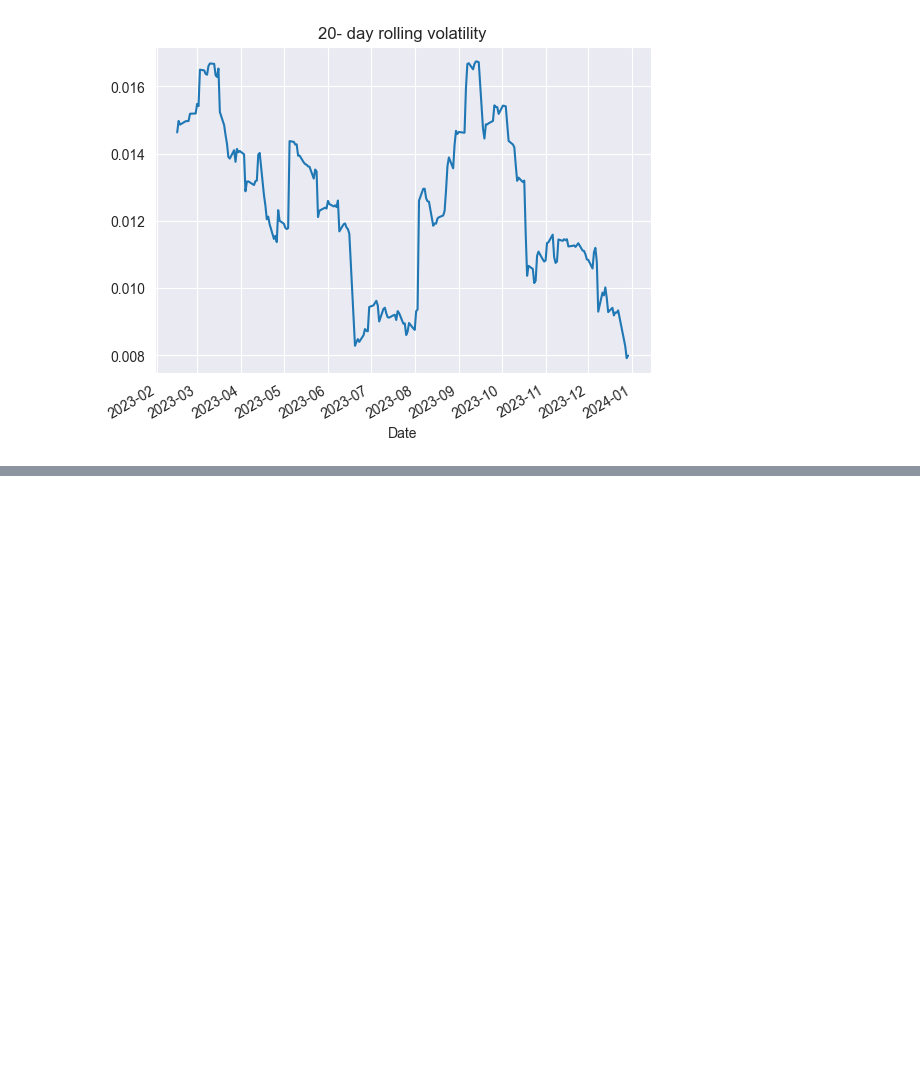
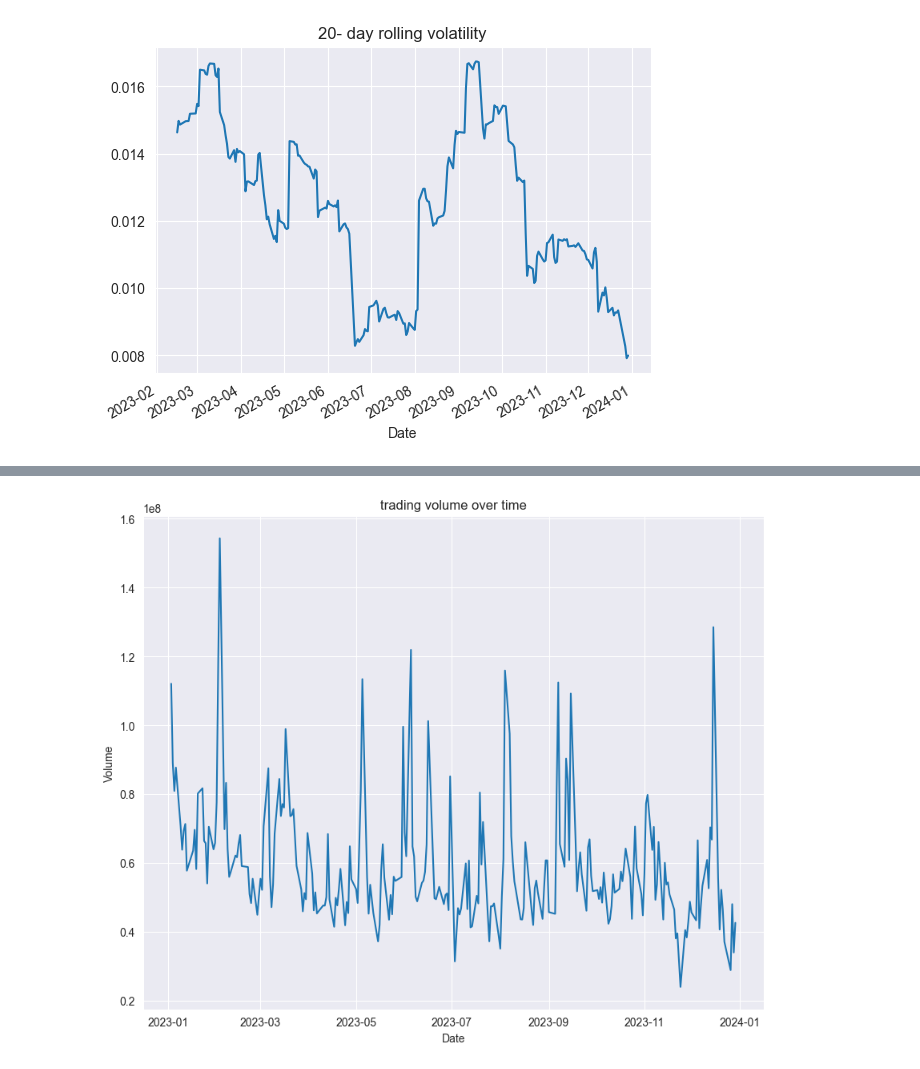
Before and after one commit to sahan200401/real-time-stock-market-analysis, a Jupyter notebook: DataVisuzlization_stcok.ipynb, the cells around one changed output, grey strips where cells are left out. Saved outputs shown, nothing was run; the diff lists cells and outputs as text; code cells hidden in the pictures; blank space fills up the shorter version.

```diff
--- a/DataVisuzlization_stcok.ipynb
+++ b/DataVisuzlization_stcok.ipynb
@@ -214,0 +282,9 @@ plt.show()
+# %%
+plt.figure(figsize=(10,8))
+plt.plot(stock_data.index,stock_data['Volume'])
+plt.title('trading volume over time')
+plt.xlabel('Date')
+plt.ylabel('Volume')
+plt.show()
+# %% [output]
+[figure, added]
```
Also changed, not shown: parts of 43 cells of this notebook.
